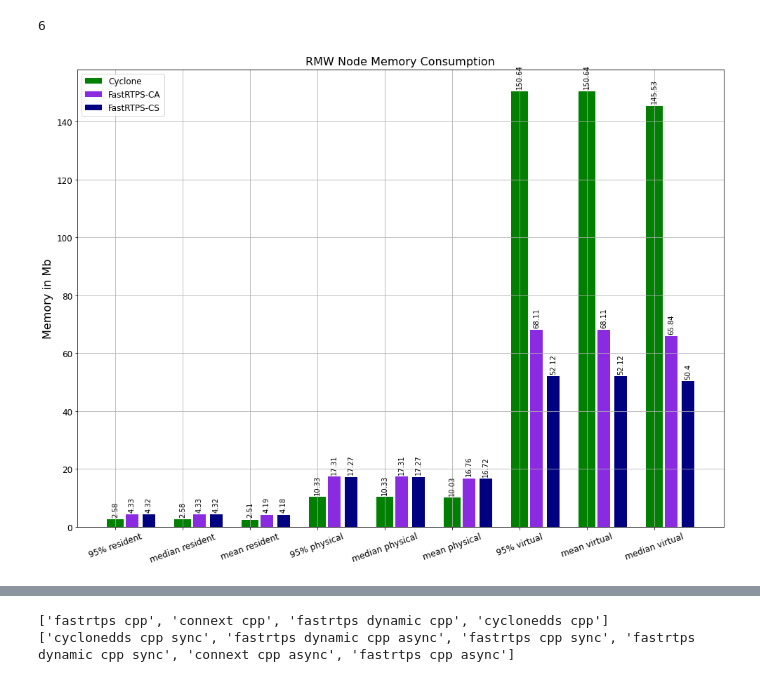
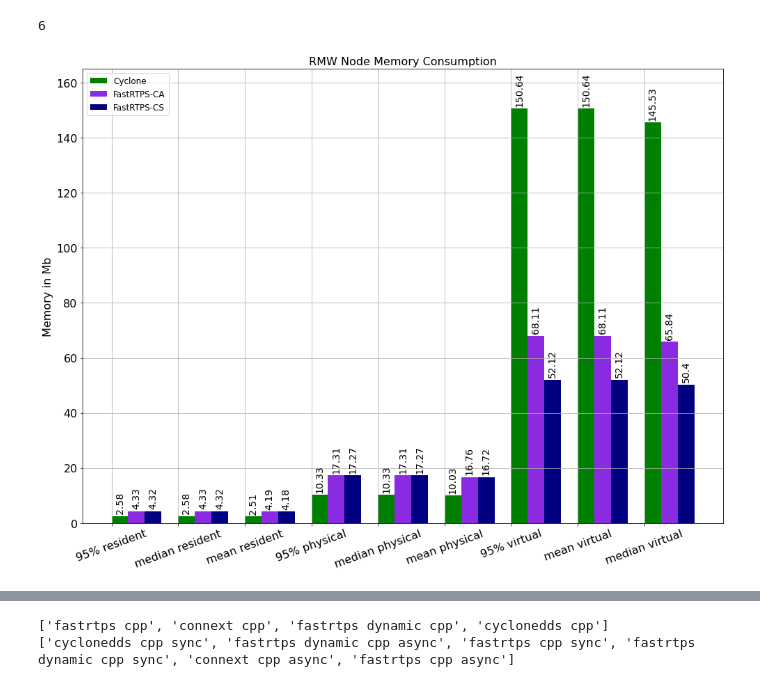
Before and after one commit to osrf/TSC-RMW-Reports, a Jupyter notebook: galactic/BuildFarmPlots.ipynb, the cells around one changed output, grey strips where cells are left out. Drawn from its saved outputs; the diff is of its cells as text; code cells hidden in the pictures.

```diff
--- a/galactic/BuildFarmPlots.ipynb
+++ b/galactic/BuildFarmPlots.ipynb
@@ -27,6 +27,18 @@ print(len(node_perf))
 # %% [output]
 6
 # %%
+def autolabel(rects,rot=90):
+    """Attach a text label above each bar in *rects*, displaying its height."""
+    for rect in rects:
+        height = rect.get_height()
+        ax.annotate('{}'.format(height),
+                    xy=(rect.get_x() + rect.get_width() / 2, height),
+                    xytext=(0, 3),  # 3 points vertical offset
+                    textcoords="offset points",
+                    fontsize =14,
+                    ha='center', va='bottom',rotation=rot)
+
+
 target_cols = [3,4,5,6,7,8,12,13,14]
 x_labels = node_perf.columns[3:9].append(node_perf.columns[12:15])
 x_labels = ["95% resident","median resident","mean resident","95% physical","median physical","mean physical","95% virtual","mean virtual","median virtual"]
@@ -43,56 +55,36 @@ fast_width = 0.75  # the width of the bars, three together
 width = 1 # otherwise make them be a unit size
 
 fig, ax = plt.subplots()
 fig.set_size_inches(16.5,12)
 
-#connext_rects = ax.bar(x, connext_rows, width, label='Connext',color=connext_c)
-#cyclone_rects = ax.bar(x+width, cyclone_rows, width, label='Cyclone',color=cyclone_c)
-#fast_dca_rects = ax.bar(x+(2*width)-0.25, fast_dca_rows, fast_width, label='FastRTPS-DCA',color=fast_dca_c)
-#fast_cs_rects = ax.bar(x+(2*width)+fast_width-0.25, fast_cs_rows, fast_width, label='FastRTPS-CS', color =fast_cs_c)
-#fast_dcs_rects = ax.bar(x+(2*width)+(fast_width*2)-0.25, fast_dcs_rows, fast_width, label='FastRTPS-DCS', color=fast_dcs_c)
-#fast_ca_rects = ax.bar(x+(2*width)+(fast_width*3)-0.25, fast_ca_rows, fast_width, label='FastRTPS-CA', color=fast_ca_c)
 cyclone_rects = ax.bar(x, cyclone_rows, width, label='Cyclone',color=cyclone_c)
-fast_ca_rects = ax.bar(x+width, fast_ca_rows, fast_width, label='FastRTPS-CA', color=fast_ca_c)
-fast_cs_rects = ax.bar(x+(2*width), fast_cs_rows, fast_width, label='FastRTPS-CS', color =fast_cs_c)
+fast_ca_rects = ax.bar(x+width, fast_ca_rows, width, label='FastRTPS-CA', color=fast_ca_c)
+fast_cs_rects = ax.bar(x+(2*width), fast_cs_rows, width, label='FastRTPS-CS', color =fast_cs_c)
 
 
-font = { #'family' : 'sans-serif',
-#        'weight' : 'bold',
-        'size'   : 12 }
+font = { 'size'   : 12 }
 matplotlib.rc('font', **font)
-
 parameters = {'axes.labelsize': 16,
               'axes.titlesize': 16}
 plt.rcParams.update(parameters)
 
-
 # Add some text for labels, title and custom x-axis tick labels, etc.
 ax.set_ylabel('Memory in Mb')
 ax.set_title('RMW Node Memory Consumption')
-ax.set_xticks(x)
+ax.set_xticks(x-0.5)
 ax.set_xticklabels(x_labels,rotation=20)
+ax.set_ylim(0,165)
 ax.legend(loc="upper left")
-
-def autolabel(rects):
-    """Attach a text label above each bar in *rects*, displaying its height."""
-    for rect in rects:
-        height = rect.get_height()
-        ax.annotate('{}'.format(height),
-                    xy=(rect.get_x() + rect.get_width() / 2, height),
-                    xytext=(0, 3),  # 3 points vertical offset
-                    textcoords="offset points",
-                    fontsize =10,
-                    ha='center', va='bottom',rotation=90)
 
 plt.grid()
 #autolabel(connext_rects)
 autolabel(cyclone_rects)
 #autolabel(fast_dca_rects)
 autolabel(fast_cs_rects)
 #autolabel(fast_dcs_rects)
 autolabel(fast_ca_rects)
 
 plt.savefig("./plots/BuildFarmRMWMemoryConsumption.png")
 plt.show()
 # %% [output]
-[figure, old version]
+[figure, new version]
```
Also changed, not shown: parts of 3 cells of this notebook, 4 other files.
